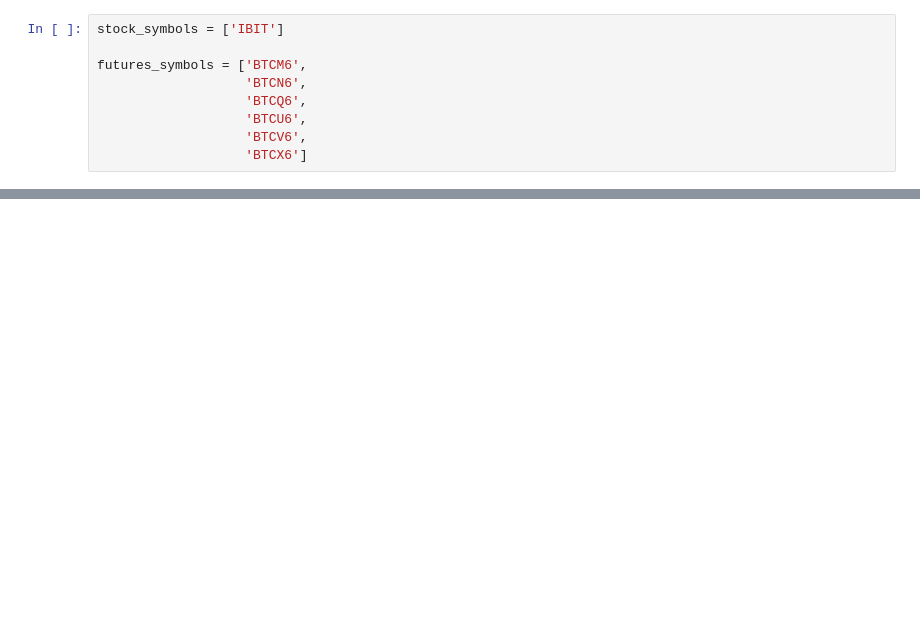
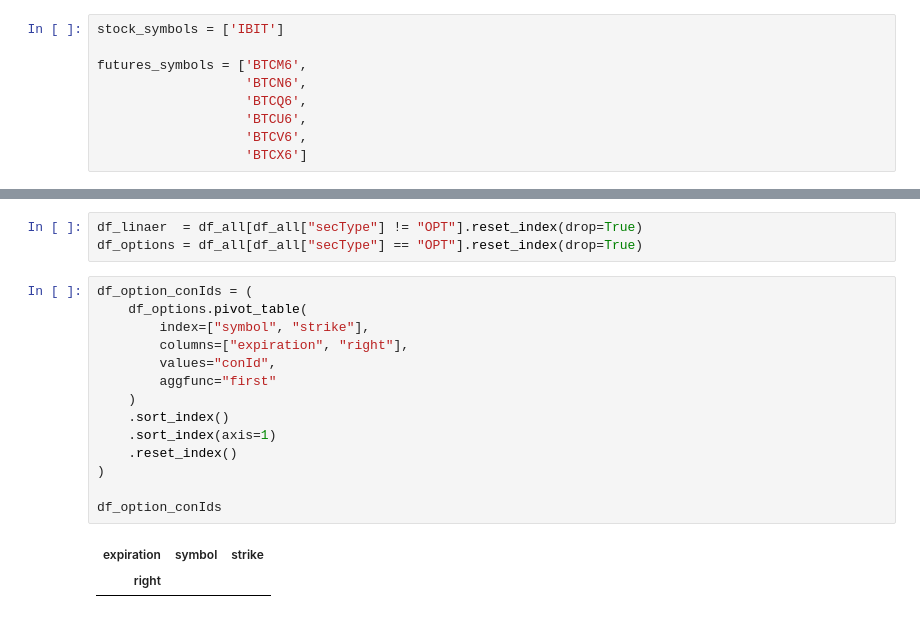
Before and after one commit to mikehyland-quant/crypto-project, a Jupyter notebook: notebooks/Notebook_IBIT_Options.ipynb, the cells around one changed output, grey strips where cells are left out. Drawn from its saved outputs; the diff is of its cells as text; blank space fills up the shorter version.

```diff
--- a/notebooks/Notebook_IBIT_Options.ipynb
+++ b/notebooks/Notebook_IBIT_Options.ipynb
@@ -118,0 +208,20 @@ df_all
+# %%
+df_linaer  = df_all[df_all["secType"] != "OPT"].reset_index(drop=True)
+df_options = df_all[df_all["secType"] == "OPT"].reset_index(drop=True)
+# %%
+df_option_conIds = (
+    df_options.pivot_table(
+        index=["symbol", "strike"],
+        columns=["expiration", "right"],
+        values="conId",
+        aggfunc="first"
+    )
+    .sort_index()
+    .sort_index(axis=1)
+    .reset_index()
+)
+
+df_option_conIds
+# %% [output]
+| expiration | symbol | strike |
+| right |  |  |
```
Also changed, not shown: parts of 11 cells of this notebook, 5 other files.
